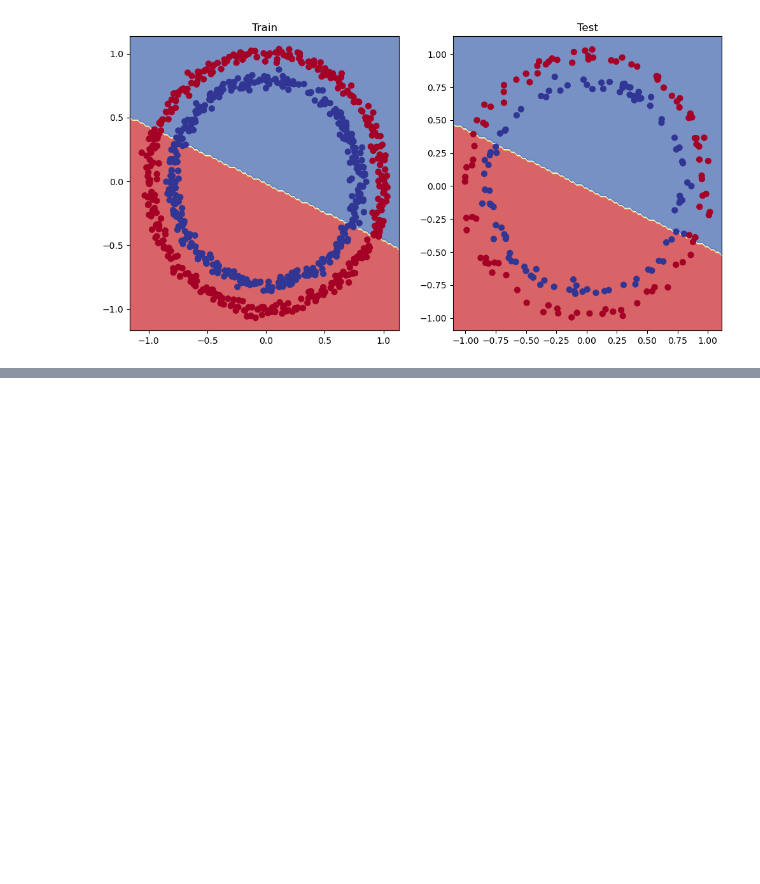
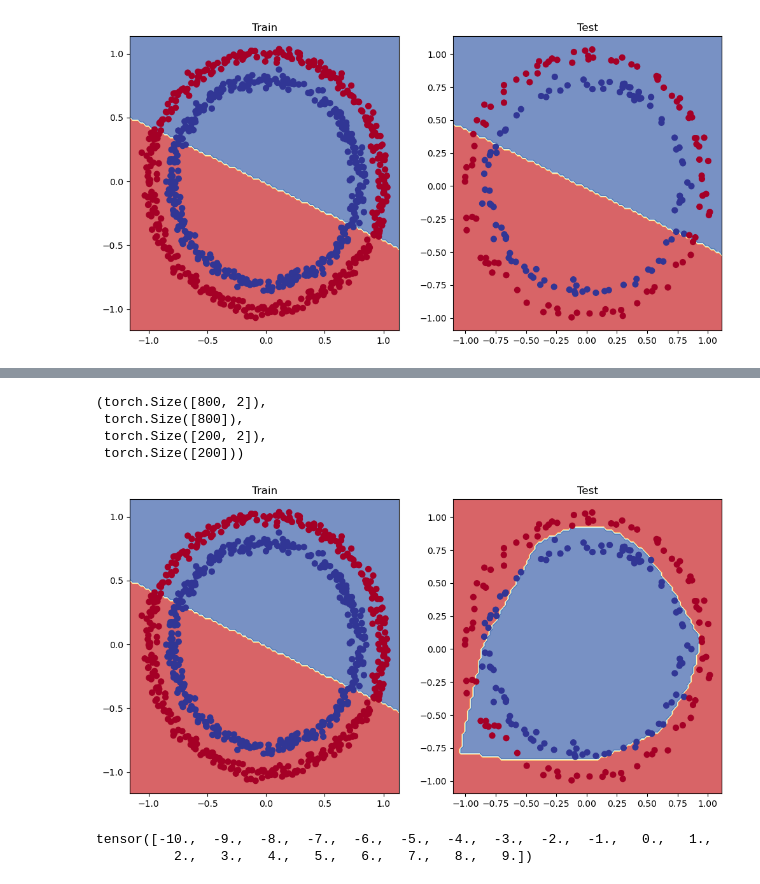
Before and after one commit to Kritarth384/pytorch_learn, a Jupyter notebook: pytorch_neural_network.ipynb, the cells around one changed output, grey strips where cells are left out. Cells and saved outputs as stored; diff of their text form; code cells hidden in the pictures; blank space fills up the shorter version.

```diff
--- a/pytorch_neural_network.ipynb
+++ b/pytorch_neural_network.ipynb
@@ -427,0 +604,10 @@ plot_decision_boundary(model_1, X_test, y_test)
+# %%
+import torch
+from sklearn.model_selection import train_test_split
+
+X = torch.from_numpy(X).type(torch.float)
+y = torch.from_numpy(y).type(torch.float)
+
+X_train, X_test, y_train, y_test = train_test_split(X, y, test_size=0.2, random_state=42)
+
+X_train[:5], y_train[:5]
@@ -427,0 +621,20 @@ plot_decision_boundary(model_1, X_test, y_test)
+# %%
+# building a model with non-linearity
+
+from torch import nn
+class CircleModelV2(nn.Module):
+    def __init__(self):
+        super().__init__()
+
+        self.layer_1 = nn.Linear(in_features=2, out_features=10)
+        self.layer_2 = nn.Linear(in_features=10, out_features=10)
+        self.layer_3 = nn.Linear(in_features=10, out_features=1)
+
+        self.relu = nn.ReLU() # relu is used for non linear activation function
+
+
+    def forward(self, x):
+        return self.layer_3(self.relu(self.layer_2(self.relu(self.layer_1(x)))))
+
+model_3 = CircleModelV2().to(device)
+model_3
@@ -427,0 +726,26 @@ plot_decision_boundary(model_1, X_test, y_test)
+# %%
+X_train.shape, y_train.shape, X_test.shape, y_test.shape
+# %% [output]
+(torch.Size([800, 2]),
+ torch.Size([800]),
+ torch.Size([200, 2]),
+ torch.Size([200]))
+# %%
+# Plot decision boundaries for training and test sets
+plt.figure(figsize=(12, 6))
+plt.subplot(1, 2, 1)
+plt.title("Train")
+plot_decision_boundary(model_1, X_train, y_train) # model_1 = no non-linearity
+plt.subplot(1, 2, 2)
+plt.title("Test")
+plot_decision_boundary(model_3, X_test, y_test) # model_3 = has non-linearity
+# %% [output]
+[figure, added]
+# %%
+# replicating non-linear activation functions
+
+A = torch.arange(-10, 10, 1, dtype=torch.float32)
+A
+# %% [output]
+tensor([-10.,  -9.,  -8.,  -7.,  -6.,  -5.,  -4.,  -3.,  -2.,  -1.,   0.,   1.,
+          2.,   3.,   4.,   5.,   6.,   7.,   8.,   9.])
```
Also changed, not shown: parts of 63 cells of this notebook.
